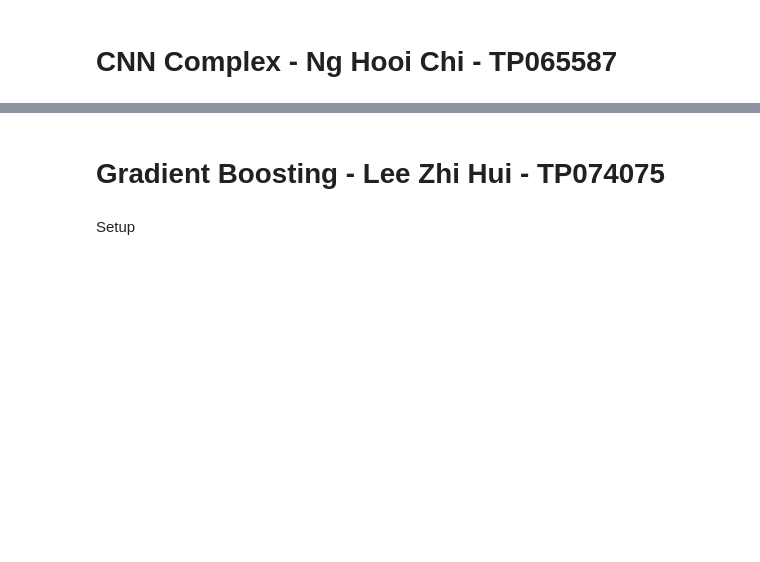
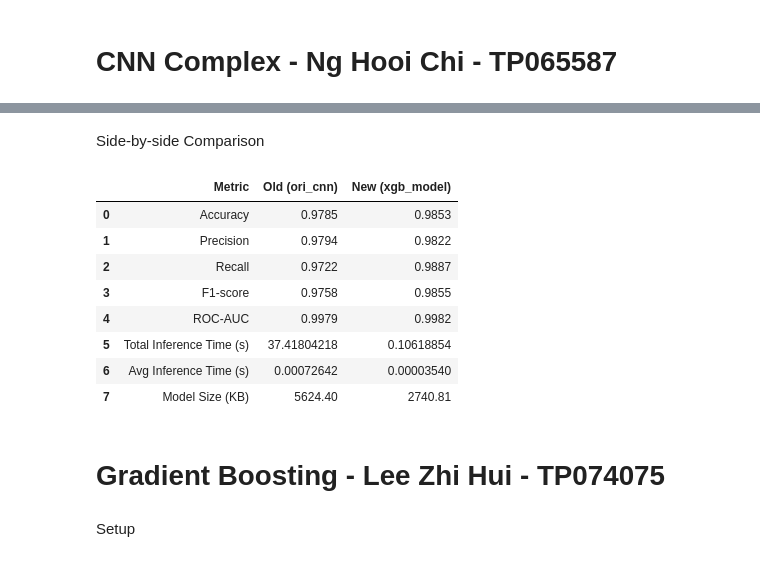
Before and after one commit to NHCh1/DLI, a Jupyter notebook: DLI_Assignment.ipynb, the cells around one changed output, grey strips where cells are left out. Cells and saved outputs as stored; diff of their text form; code cells hidden in the pictures; blank space fills up the shorter version.

```diff
--- a/DLI_Assignment.ipynb
+++ b/DLI_Assignment.ipynb
@@ -1754,3 +2052,43 @@ pd.DataFrame(xgb_comparison_data)
+# %% [markdown]
+Side-by-side Comparison
+# %%
+cnn_comparison_data = {
+    "Metric": [
+        "Accuracy", "Precision", "Recall", "F1-score", "ROC-AUC", "Total Inference Time (s)", "Avg Inference Time (s)", "Model Size (KB)"
+    ],
+    "Old (ori_cnn)": [
+        f"{ori_cnn_acc:.4f}",
+        f"{ori_cnn_prec:.4f}",
+        f"{ori_cnn_rec:.4f}",
+        f"{ori_cnn_f1:.4f}",
+        f"{ori_cnn_roc:.4f}",
+        f"{ori_cnn_total_inference_time:.8f}",
+        f"{ori_cnn_avg_inference_time:.8f}",
+        f"{ori_cnn_size_in_kb:.2f}"
+    ],
+    "New (xgb_model)": [
+        f"{xgb_acc:.4f}",
+        f"{xgb_prec:.4f}",
+        f"{xgb_rec:.4f}",
+        f"{xgb_f1:.4f}",
+        f"{xgb_roc_auc:.4f}",
+        f"{xgb_inference_time:.8f}",
+        f"{xgb_avg_time:.8f}",
+        f"{new_xgb_size_in_kb:.2f}"
+    ]
+}
+
+pd.DataFrame(cnn_comparison_data)
+# %% [output]
+|  | Metric | Old (ori_cnn) | New (xgb_model) |
+| 0 | Accuracy | 0.9785 | 0.9853 |
+| 1 | Precision | 0.9794 | 0.9822 |
+| 2 | Recall | 0.9722 | 0.9887 |
+| 3 | F1-score | 0.9758 | 0.9855 |
+| 4 | ROC-AUC | 0.9979 | 0.9982 |
+| 5 | Total Inference Time (s) | 37.41804218 | 0.10618854 |
+| 6 | Avg Inference Time (s) | 0.00072642 | 0.00003540 |
+| 7 | Model Size (KB) | 5624.40 | 2740.81 |
 # %% [markdown]
 # Gradient Boosting - Lee Zhi Hui - TP074075
 # %% [markdown]
```
Also changed, not shown: parts of 44 cells of this notebook.
